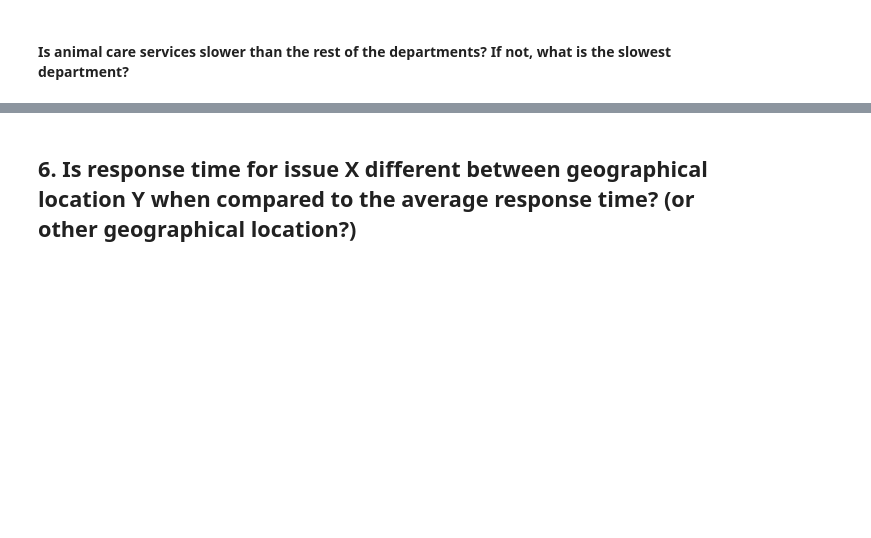
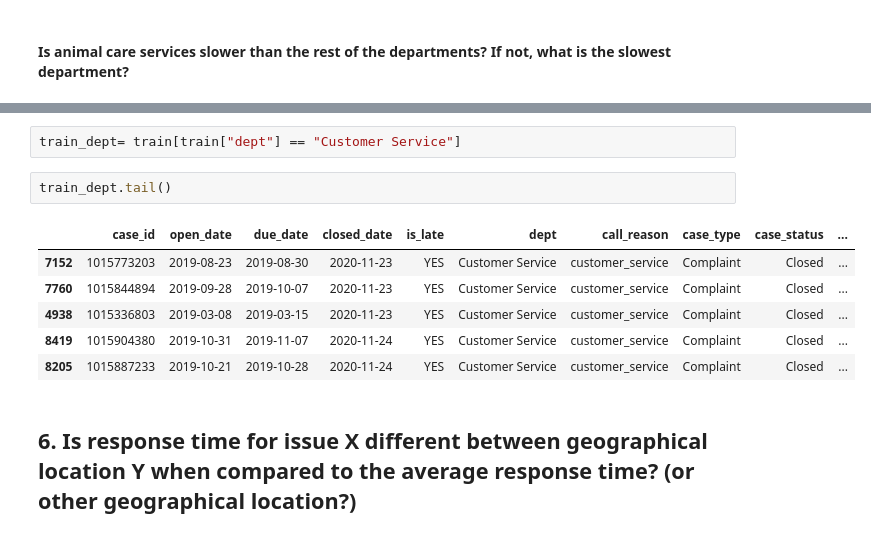
Before and after one commit to 3-1-1-Codeup/project, a Jupyter notebook: workbooks/gabby/explore_walkthrough.ipynb, the cells around one changed output, grey strips where cells are left out. Drawn from its saved outputs; the diff is of its cells as text; blank space fills up the shorter version.

```diff
--- a/workbooks/gabby/explore_walkthrough.ipynb
+++ b/workbooks/gabby/explore_walkthrough.ipynb
@@ -123,3 +144,14 @@ par= train[train.dept== "Parks and Recreation"]
+# %%
+train_dept= train[train["dept"] == "Customer Service"]
+# %%
+train_dept.tail()
+# %% [output]
+|  | case_id | open_date | due_date | closed_date | is_late | dept | call_reason | case_type | case_status | ... |
+| 7152 | 1015773203 | 2019-08-23 | 2019-08-30 | 2020-11-23 | YES | Customer Service | customer_service | Complaint | Closed | ... |
+| 7760 | 1015844894 | 2019-09-28 | 2019-10-07 | 2020-11-23 | YES | Customer Service | customer_service | Complaint | Closed | ... |
+| 4938 | 1015336803 | 2019-03-08 | 2019-03-15 | 2020-11-23 | YES | Customer Service | customer_service | Complaint | Closed | ... |
+| 8419 | 1015904380 | 2019-10-31 | 2019-11-07 | 2020-11-24 | YES | Customer Service | customer_service | Complaint | Closed | ... |
+| 8205 | 1015887233 | 2019-10-21 | 2019-10-28 | 2020-11-24 | YES | Customer Service | customer_service | Complaint | Closed | ... |
 # %% [markdown]
 ## 6. Is response time for issue X different between geographical location Y when compared to the average response time? (or other geographical location?)
 # %%
```
Also changed, not shown: parts of 9 cells of this notebook.
